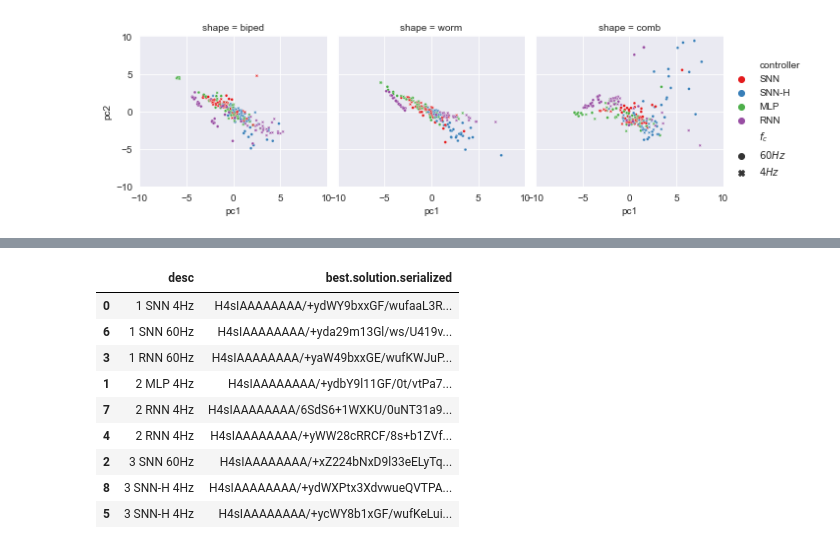
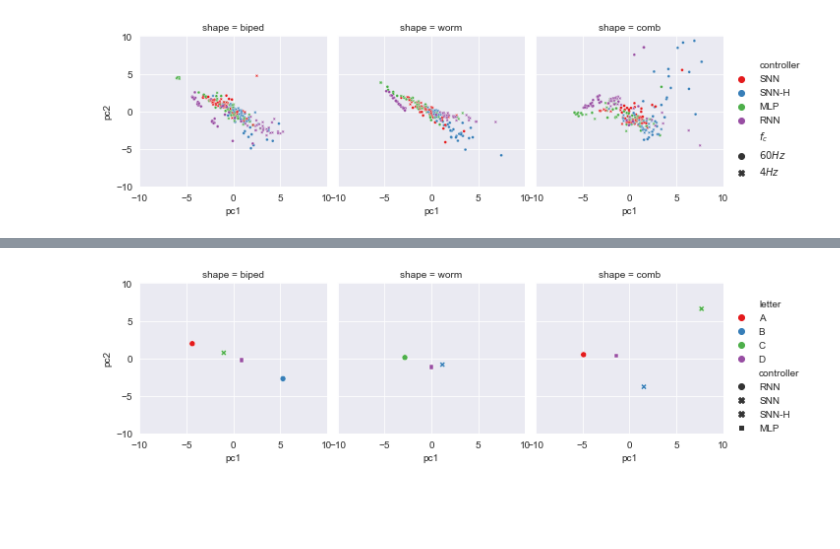
Before and after one commit to giorgia-nadizar/NeuralModelsVSR, a Jupyter notebook: results/data_analysis.ipynb, the cells around one changed output, grey strips where cells are left out. Saved outputs shown, nothing was run; the diff lists cells and outputs as text; code cells hidden in the pictures; blank space fills up the shorter version.

Commit message:
Video material added.

```diff
--- a/results/data_analysis.ipynb
+++ b/results/data_analysis.ipynb
@@ -238,11 +232,3 @@ g.add_legend()
 plt.show()
 # %% [output]
 [figure]
-# %%
-last_heatmap = last_extra.groupby(["shape", "$f_c$", "controller", "cluster"])["pc1"].count().reset_index(name="count")
-
-fig, axs = plt.subplots(figsize=(18, 4), nrows=1, ncols=3)
-for i, shape in enumerate(last_heatmap["shape"].unique()):
-  sns.heatmap(last_heatmap[last_heatmap["shape"] == shape]
-              .pivot(columns=["controller", "$f_c$"], index="cluster", values="count"), ax=axs[i], cmap="crest")
-  axs[i].set_title(shape)
@@ -251,16 +235,36 @@ for i, shape in enumerate(last_heatmap["shape"].unique()):
-# %%
-medoids_df["desc"] = (medoids_df["cluster"] + 1).astype(str) + " " + medoids_df["controller"] + " " + medoids_df[
-  "$f_c$"].apply(lambda x: x.replace("$", "")) + " "
-medoids_df.sort_values(by=["cluster", "shape"], inplace=True, ascending=True)
-medoids_df[["desc","best.solution.serialized"]].head(10)
-# %% [output]
-|  | desc | best.solution.serialized |
-| 0 | 1 SNN 4Hz | H4sIAAAAAAAA/+ydWY9bxxGF/wufaaL3R... |
-| 6 | 1 SNN 60Hz | H4sIAAAAAAAA/+yda29m13Gl/ws/U419v... |
-| 3 | 1 RNN 60Hz | H4sIAAAAAAAA/+yaW49bxxGE/wufKWJuP... |
-| 1 | 2 MLP 4Hz | H4sIAAAAAAAA/+ydbY9l11GF/0t/vtPa7... |
-| 7 | 2 RNN 4Hz | H4sIAAAAAAAA/6SdS6+1WXKU/0uNT31a9... |
-| 4 | 2 RNN 4Hz | H4sIAAAAAAAA/+yWW28cRRCF/8s+b1ZVf... |
-| 2 | 3 SNN 60Hz | H4sIAAAAAAAA/+xZ224bNxD9l33eELyTq... |
-| 8 | 3 SNN-H 4Hz | H4sIAAAAAAAA/+ydWXPtx3XdvwueQVTPA... |
-| 5 | 3 SNN-H 4Hz | H4sIAAAAAAAA/+ycWY8b1xGF/wufKeLui... |
+# %%
+keys = ["shape", "controller", "sensor.config", "$f_c$", "seed"]
+values = [
+  ["biped", "RNN", "rich", "$60Hz$", 5, "A"],
+  ["biped", "RNN", "rich", "$4Hz$", 1, "B"],
+  ["biped", "SNN", "touch", "$60Hz$", 8, "C"],
+  ["biped", "SNN-H", "sight", "$60Hz$", 8, "D"],
+
+  ["worm", "RNN", "sight", "$4Hz$", 8, "A"],
+  ["worm", "SNN", "rich", "$60Hz$", 1, "C"],
+  ["worm", "RNN", "touch", "$60Hz$", 9, "D"],
+  ["worm", "MLP", "touch", "$60Hz$", 4, "B"],
+
+  ["comb", "RNN", "touch", "$60Hz$", 5, "A"],
+  ["comb", "SNN-H", "sight", "$60Hz$", 2, "B"],
+  ["comb", "SNN-H", "rich", "$60Hz$", 8, "C"],
+  ["comb", "MLP", "touch", "$60Hz$", 3, "D"],
+]
+
+video_dfs = []
+for v in values:
+  tmp = last_extra
+  for i, k in enumerate(keys):
+    tmp = tmp[tmp[k] == v[i]]
+  tmp["letter"] = v[i + 1] + " "
+  video_dfs.append(tmp)
+
+video_df = pd.concat(video_dfs, ignore_index=True)
+# %%
+g = sns.FacetGrid(video_df, col="shape")
+g.map_dataframe(sns.scatterplot, x="pc1", y="pc2", hue="letter", style="controller", palette="Set1")
+g.set(xlim=(-10, 10), ylim=(-10, 10))
+g.add_legend()
+plt.show()
+# %% [output]
+[figure, added]
```
Also changed, not shown: parts of 3 cells of this notebook, 3 other files.
